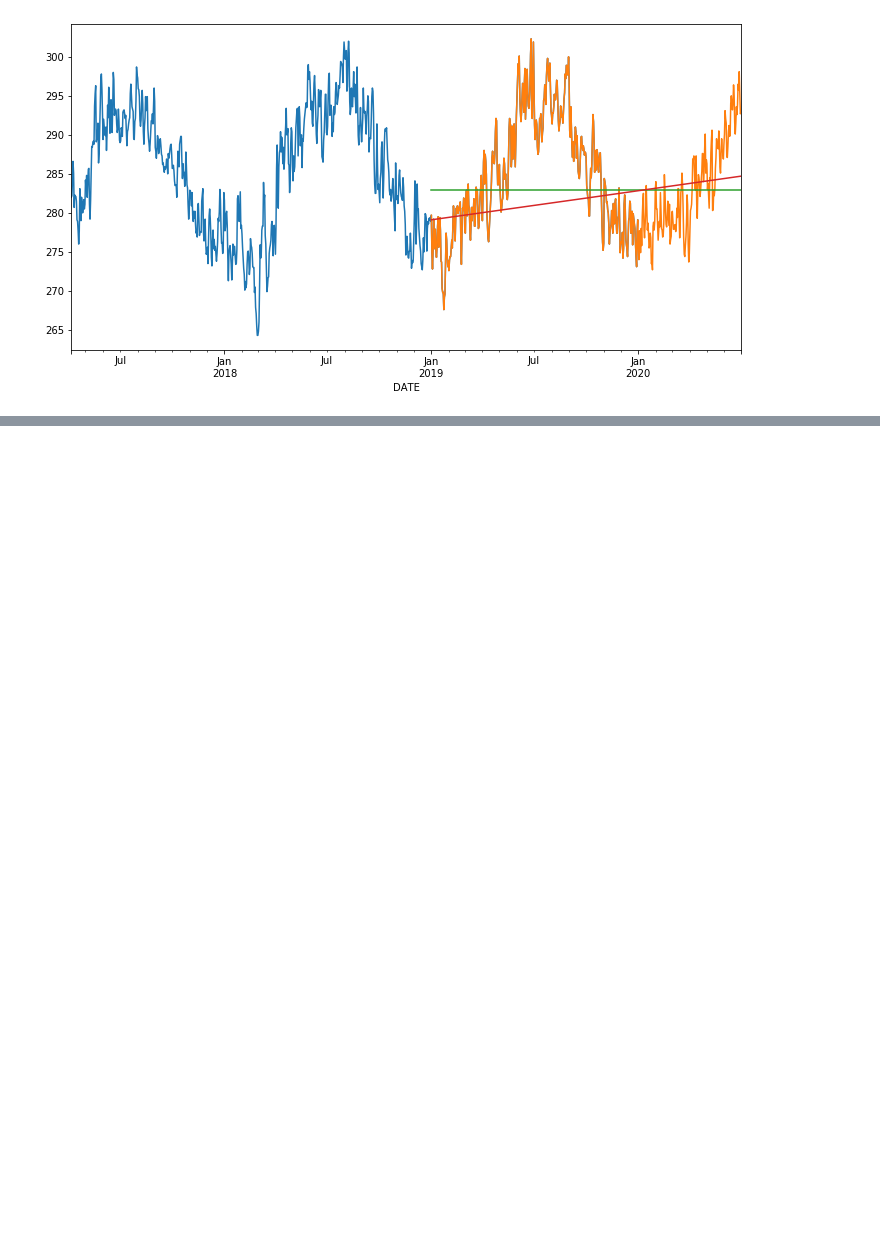
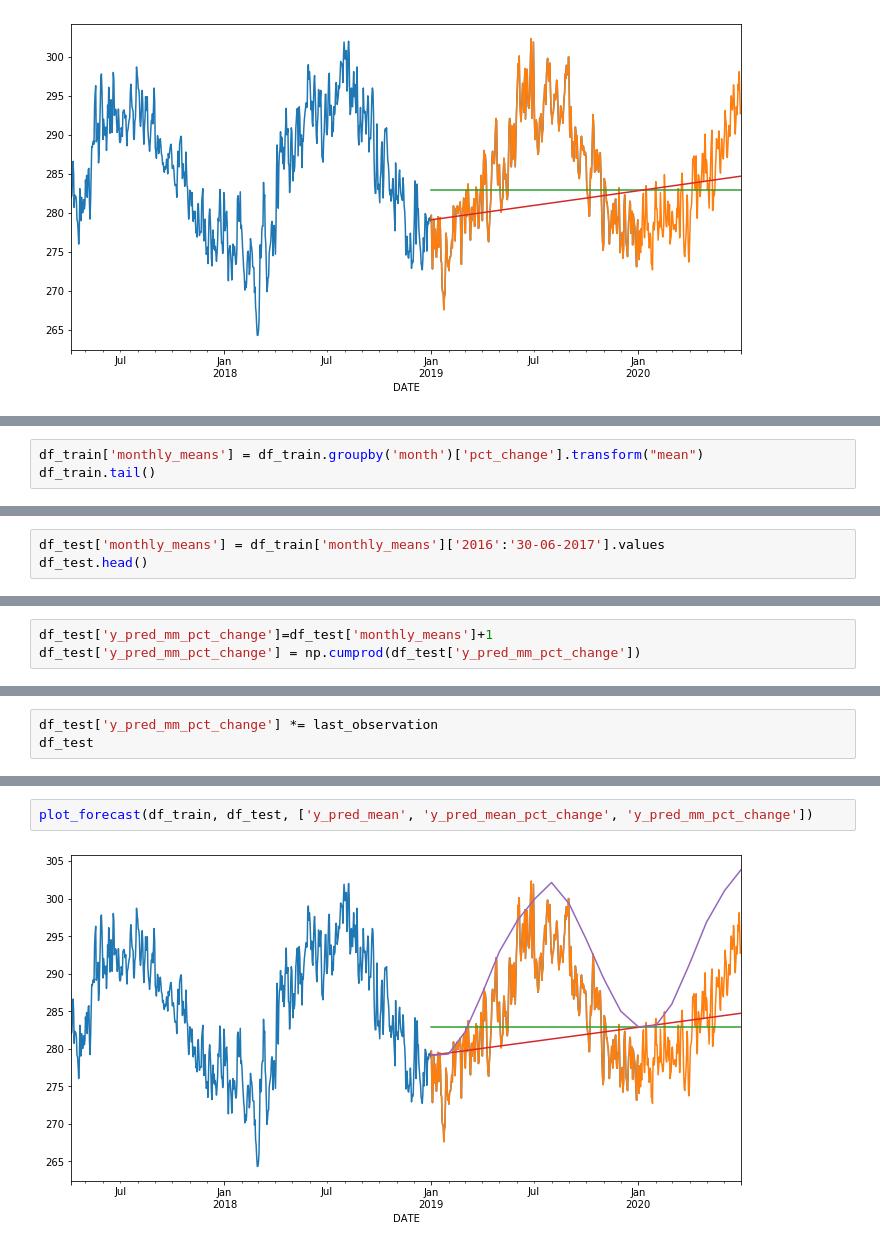
Before and after one commit to Basmatz/Spiced-bootcamp, a Jupyter notebook: week_05/Day1.ipynb, the cells around one changed output, grey strips where cells are left out. Drawn from its saved outputs; the diff is of its cells as text; blank space fills up the shorter version.

```diff
--- a/week_05/Day1.ipynb
+++ b/week_05/Day1.ipynb
@@ -164,0 +176,3 @@ plot_forecast(df_train, df_test, ['y_pred_mean', 'y_pred_mean_pct_change'])
+# %%
+df_train['monthly_means'] = df_train.groupby('month')['pct_change'].transform("mean")
+df_train.tail()
@@ -164,0 +215,3 @@ plot_forecast(df_train, df_test, ['y_pred_mean', 'y_pred_mean_pct_change'])
+# %%
+df_test['monthly_means'] = df_train['monthly_means']['2016':'30-06-2017'].values
+df_test.head()
@@ -164,0 +231,3 @@ plot_forecast(df_train, df_test, ['y_pred_mean', 'y_pred_mean_pct_change'])
+# %%
+df_test['y_pred_mm_pct_change']=df_test['monthly_means']+1
+df_test['y_pred_mm_pct_change'] = np.cumprod(df_test['y_pred_mm_pct_change'])
@@ -164,0 +244,3 @@ plot_forecast(df_train, df_test, ['y_pred_mean', 'y_pred_mean_pct_change'])
+# %%
+df_test['y_pred_mm_pct_change'] *= last_observation
+df_test
@@ -164,0 +267,4 @@ plot_forecast(df_train, df_test, ['y_pred_mean', 'y_pred_mean_pct_change'])
+# %%
+plot_forecast(df_train, df_test, ['y_pred_mean', 'y_pred_mean_pct_change', 'y_pred_mm_pct_change'])
+# %% [output]
+[figure, added]
```
Also changed, not shown: parts of 11 cells of this notebook.
